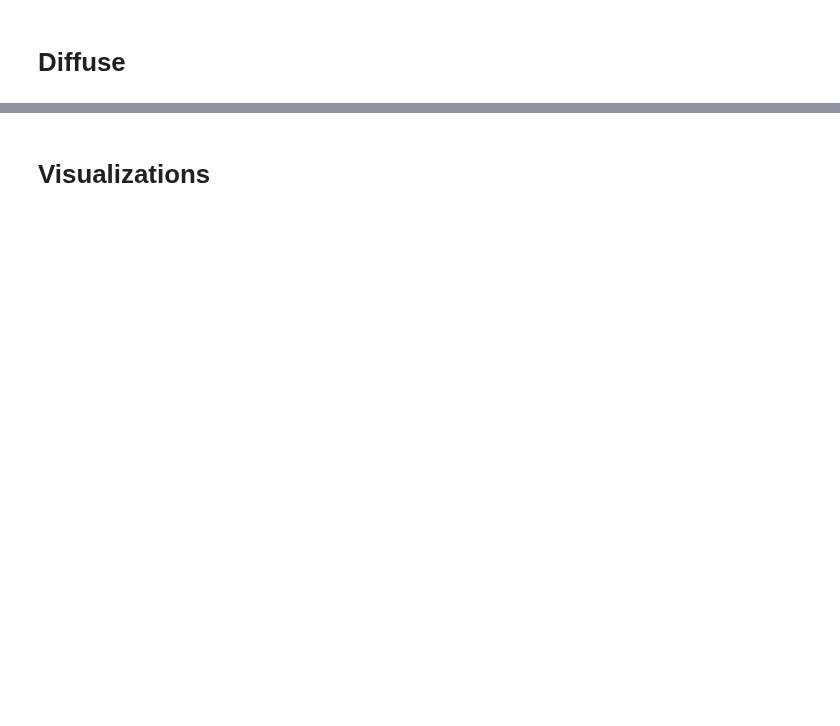
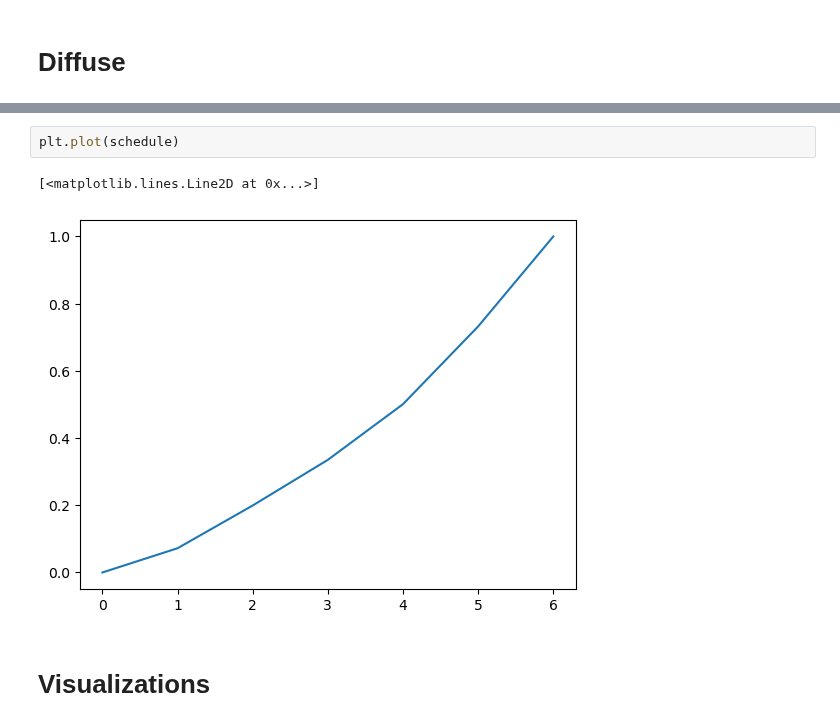
Before and after one commit to alapena/QuantGenMdl, a Jupyter notebook: visualize_noising_MSQDDPM.ipynb, the cells around one changed output, grey strips where cells are left out. Cells and saved outputs as stored; diff of their text form; blank space fills up the shorter version.

```diff
--- a/visualize_noising_MSQDDPM.ipynb
+++ b/visualize_noising_MSQDDPM.ipynb
@@ -87,3 +96,8 @@ torch.Size([300, 2, 2])
+# %%
+plt.plot(schedule)
+# %% [output]
+[<matplotlib.lines.Line2D at 0x...>]
+[figure, added]
 # %% [markdown]
 # Visualizations
 # %%
```
Also changed, not shown: parts of 4 cells of this notebook, 4 other files.
